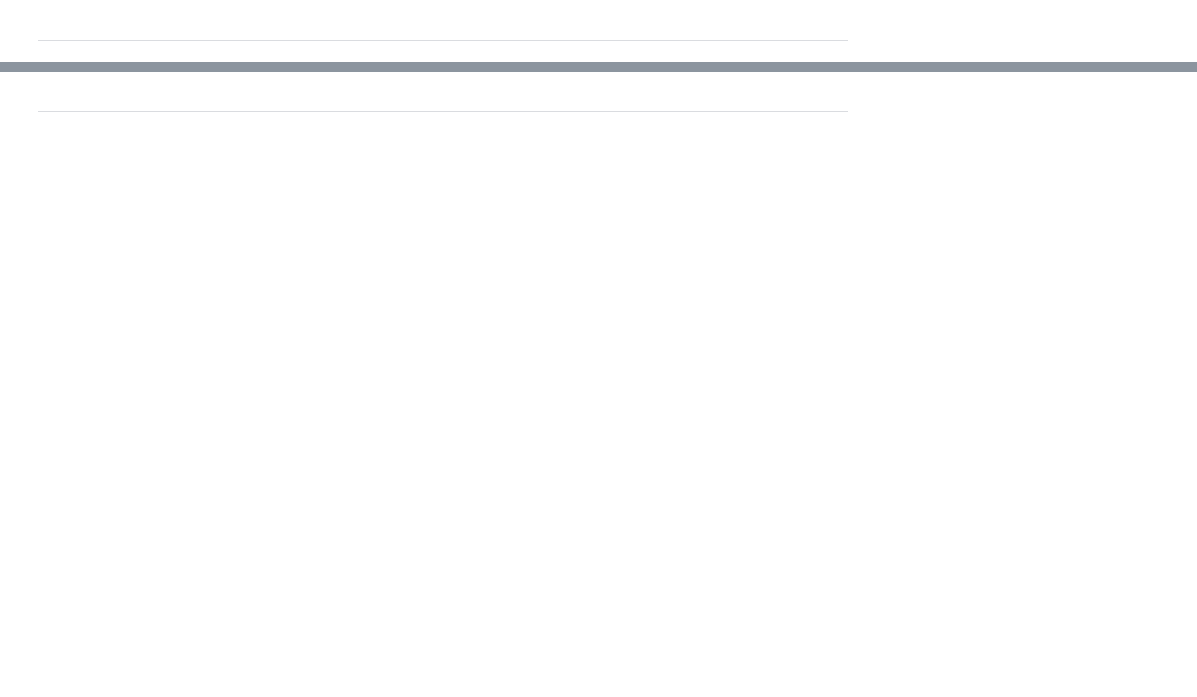
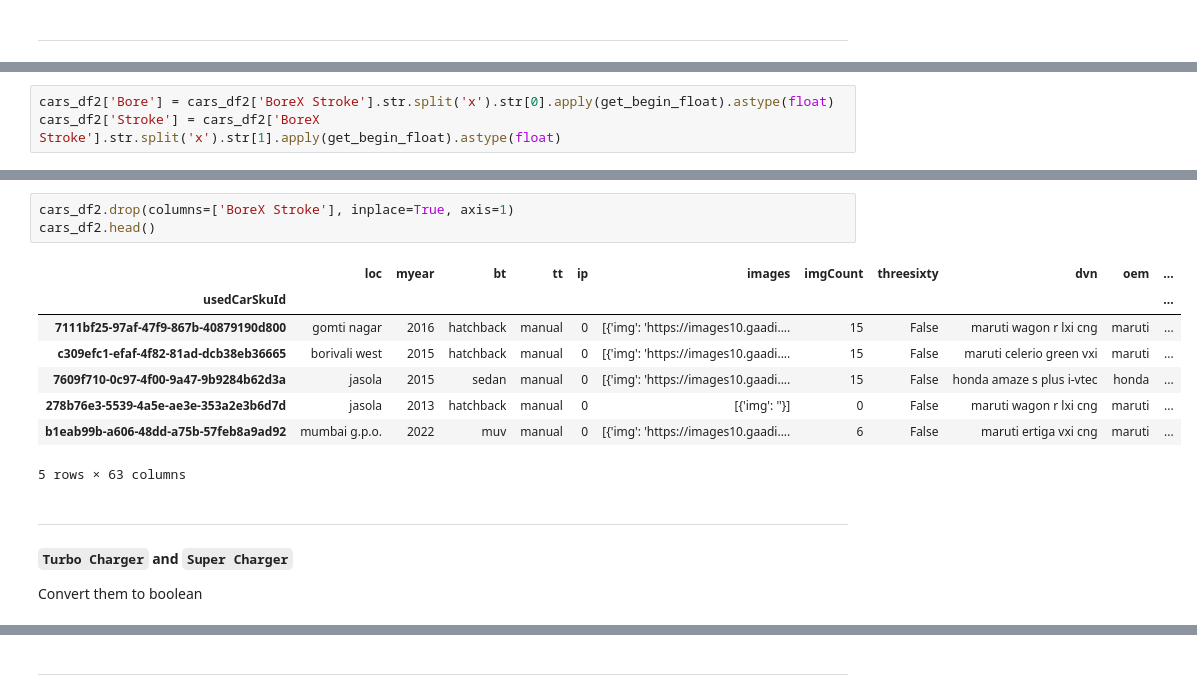
Before and after one commit to chats-bug/Priceless-Wheels, a Jupyter notebook: notebooks/data_cleaning.ipynb, the cells around one changed output, grey strips where cells are left out. Drawn from its saved outputs; the diff is of its cells as text; blank space fills up the shorter version.

```diff
--- a/notebooks/data_cleaning.ipynb
+++ b/notebooks/data_cleaning.ipynb
@@ -971,0 +1294,3 @@ With this column, all of the features suspected of high cardinality are handled.
+# %%
+cars_df2['Bore'] = cars_df2['BoreX Stroke'].str.split('x').str[0].apply(get_begin_float).astype(float)
+cars_df2['Stroke'] = cars_df2['BoreX Stroke'].str.split('x').str[1].apply(get_begin_float).astype(float)
@@ -971,0 +1312,18 @@ With this column, all of the features suspected of high cardinality are handled.
+# %%
+cars_df2.drop(columns=['BoreX Stroke'], inplace=True, axis=1)
+cars_df2.head()
+# %% [output]
+|  | loc | myear | bt | tt | ip | images | imgCount | threesixty | dvn | oem | ... |
+| usedCarSkuId |  |  |  |  |  |  |  |  |  |  | ... |
+| 7111bf25-97af-47f9-867b-40879190d800 | gomti nagar | 2016 | hatchback | manual | 0 | [{'img': 'https://images10.gaadi.... | 15 | False | maruti wagon r lxi cng | maruti | ... |
+| c309efc1-efaf-4f82-81ad-dcb38eb36665 | borivali west | 2015 | hatchback | manual | 0 | [{'img': 'https://images10.gaadi.... | 15 | False | maruti celerio green vxi | maruti | ... |
+| 7609f710-0c97-4f00-9a47-9b9284b62d3a | jasola | 2015 | sedan | manual | 0 | [{'img': 'https://images10.gaadi.... | 15 | False | honda amaze s plus i-vtec | honda | ... |
+| 278b76e3-5539-4a5e-ae3e-353a2e3b6d7d | jasola | 2013 | hatchback | manual | 0 | [{'img': ''}] | 0 | False | maruti wagon r lxi cng | maruti | ... |
+| b1eab99b-a606-48dd-a75b-57feb8a9ad92 | mumbai g.p.o. | 2022 | muv | manual | 0 | [{'img': 'https://images10.gaadi.... | 6 | False | maruti ertiga vxi cng | maruti | ... |
+5 rows × 63 columns
+# %% [markdown]
+---
+
+#### `Turbo Charger` and `Super Charger`
+
+Convert them to boolean
```
Also changed, not shown: parts of 63 cells of this notebook.
